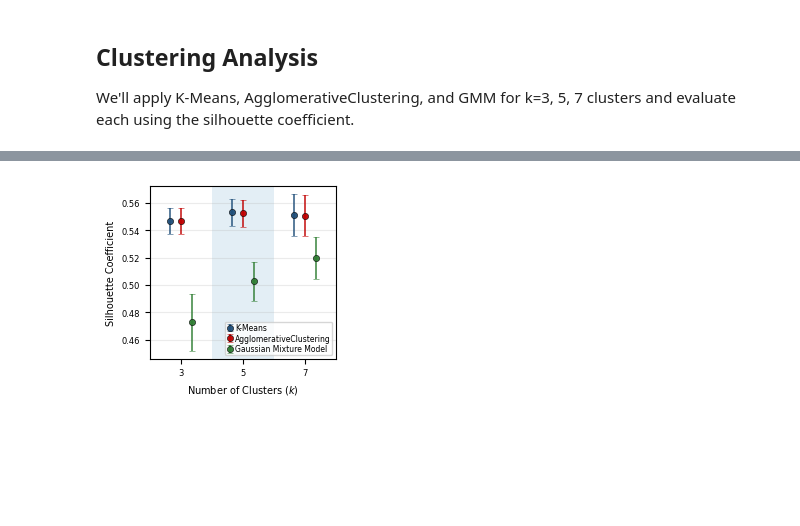
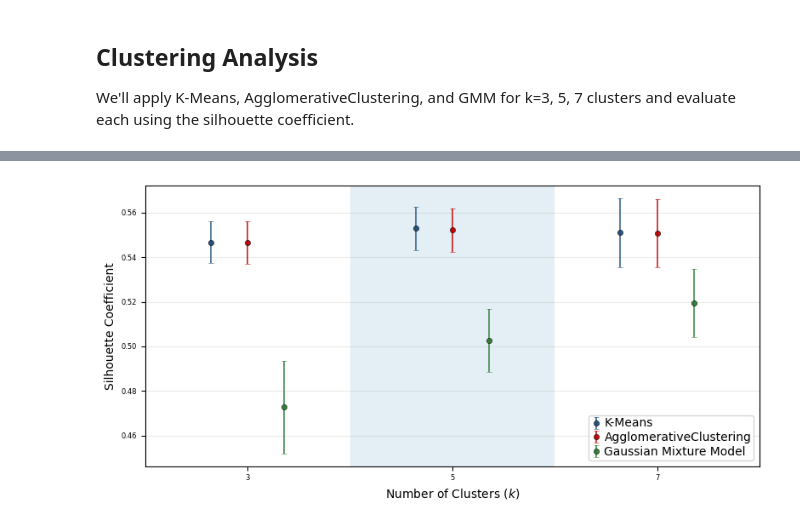
Before and after one commit to emilyvus/cp-gen, a Jupyter notebook: notebooks/als-ftd/als_clustering_silhouette_coefficient.ipynb, the cells around one changed output, grey strips where cells are left out. Saved outputs shown, nothing was run; the diff lists cells and outputs as text; code cells hidden in the pictures; blank space fills up the shorter version.

Commit message:
increase font size for heatmap

```diff
--- a/notebooks/als-ftd/als_clustering_silhouette_coefficient.ipynb
+++ b/notebooks/als-ftd/als_clustering_silhouette_coefficient.ipynb
@@ -297,7 +304,8 @@ def plot_silhouette_selection_poster(
     x = np.arange(len(k_values))
 
     # sized/styled to match the t-SNE and PCA panels of the combined figure
-    fig, ax = plt.subplots(figsize=(2.6, 2.4))
+    #fig, ax = plt.subplots(figsize=(2.6, 2.4))
+    fig, ax = plt.subplots(figsize=(8, 4))
     fig.patch.set_facecolor("white")
     ax.set_facecolor("white")
 
@@ -353,8 +361,8 @@ def plot_silhouette_selection_poster(
     ax.set_xticks(x)
     ax.set_xlim(-0.5, len(k_values) - 0.5)
     ax.set_xticklabels([str(k) for k in k_values], fontsize=6)
-    ax.set_xlabel("Number of Clusters ($k$)", fontsize=7)
-    ax.set_ylabel("Silhouette Coefficient", fontsize=7)
+    ax.set_xlabel("Number of Clusters ($k$)", fontsize=10)
+    ax.set_ylabel("Silhouette Coefficient", fontsize=10)
 
     ax.grid(True, axis="y", alpha=0.25)
     ax.tick_params(axis="both", labelsize=6)
@@ -364,7 +372,7 @@ def plot_silhouette_selection_poster(
     ax.legend(
         loc="lower right",
         frameon=True,
-        fontsize=5.5,
+        fontsize=10,
         handlelength=0.8,
         borderpad=0.2,
         labelspacing=0.2,
@@ -382,10 +390,10 @@ def plot_silhouette_selection_poster(
 # %%
 plot_silhouette_selection_poster(
     summary_df=summary_df,
     k_values=[3, 5, 7],
     highlight_k=5,
     out_dir="plots",
-    filename="silhouette_k_selection_ALS_SC.pdf"
+    filename="silhouette_k_selection_ALS_SC-2.pdf"
 )
 # %% [output]
-[figure, old version]
+[figure, new version]
```
Also changed, not shown: parts of 1 cell of this notebook, 2 other files.
